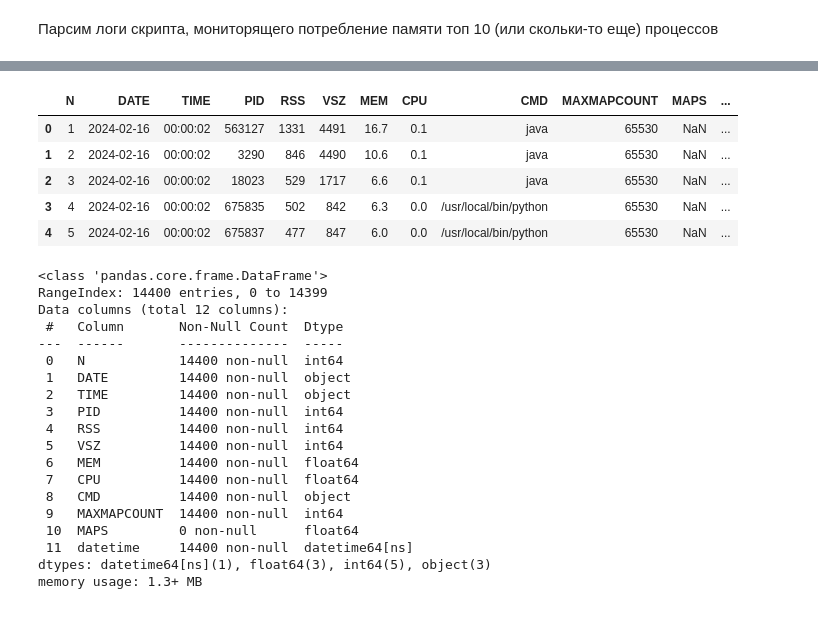
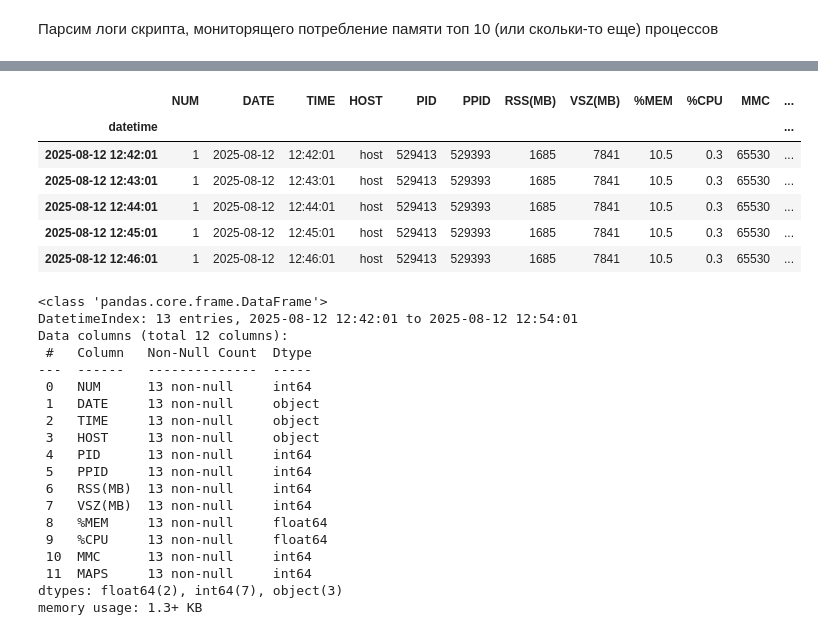
Before and after one commit to ihavelapki/tiny-monitor, a Jupyter notebook: analysis/tinymonitorplot.ipynb, the cells around one changed output, grey strips where cells are left out. Drawn from its saved outputs; the diff is of its cells as text; code cells hidden in the pictures.

```diff
--- a/analysis/tinymonitorplot.ipynb
+++ b/analysis/tinymonitorplot.ipynb
@@ -27,5 +24,5 @@ jopa
 # %%
-df = pd.read_csv('../var/log/2025-08-08_rnd-dev.rtl-consulting.ru_tinymonitor.csv', sep='|')
+df = pd.read_csv('../var/log/2025-08-12_host_tinymonitor.csv', sep='|')
 display(df.head())
 print(df.info())
 # %% [output]
@@ -55,7 +52,7 @@ None
 # %%
 df2 = df.copy()
 df2['datetime'] = (df['DATE'] + ' ' + df['TIME']).astype('datetime64')
-df2 = df2.drop(['DATE', 'TIME', 'MAXMAPCOUNT', 'MAPS', 'N', 'CMD'], axis=1)
+df2 = df2.drop(['BALLOON', 'CMD'], axis=1)
 display(df2.head())
 print(df2.info())
 # %% [output]
@@ -81,5 +81,5 @@ memory usage: 675.1 KB
 None
 # %%
-df2 = df2[df2['PID'] == 563127].set_index('datetime')
-df2.resample('1H').mean()
+df3 = df2[df2['PID'] == 529413].set_index('datetime')
+df3.resample('1H').mean()
 # %% [output]
@@ -98,31 +89,32 @@ df2.resample('1H').mean()
 # %%
-df2.head()
+df3.head()
 # %% [output]
-|  | N | DATE | TIME | PID | RSS | VSZ | MEM | CPU | CMD | MAXMAPCOUNT | MAPS | ... |
-| 0 | 1 | 2024-02-16 | 00:00:02 | 563127 | 1331 | 4491 | 16.7 | 0.1 | java | 65530 | NaN | ... |
-| 1 | 2 | 2024-02-16 | 00:00:02 | 3290 | 846 | 4490 | 10.6 | 0.1 | java | 65530 | NaN | ... |
-| 2 | 3 | 2024-02-16 | 00:00:02 | 18023 | 529 | 1717 | 6.6 | 0.1 | java | 65530 | NaN | ... |
-| 3 | 4 | 2024-02-16 | 00:00:02 | 675835 | 502 | 842 | 6.3 | 0.0 | /usr/local/bin/python | 65530 | NaN | ... |
-| 4 | 5 | 2024-02-16 | 00:00:02 | 675837 | 477 | 847 | 6.0 | 0.0 | /usr/local/bin/python | 65530 | NaN | ... |
+|  | NUM | DATE | TIME | HOST | PID | PPID | RSS(MB) | VSZ(MB) | %MEM | %CPU | MMC | ... |
+| datetime |  |  |  |  |  |  |  |  |  |  |  | ... |
+| 2025-08-12 12:42:01 | 1 | 2025-08-12 | 12:42:01 | host | 529413 | 529393 | 1685 | 7841 | 10.5 | 0.3 | 65530 | ... |
+| 2025-08-12 12:43:01 | 1 | 2025-08-12 | 12:43:01 | host | 529413 | 529393 | 1685 | 7841 | 10.5 | 0.3 | 65530 | ... |
+| 2025-08-12 12:44:01 | 1 | 2025-08-12 | 12:44:01 | host | 529413 | 529393 | 1685 | 7841 | 10.5 | 0.3 | 65530 | ... |
+| 2025-08-12 12:45:01 | 1 | 2025-08-12 | 12:45:01 | host | 529413 | 529393 | 1685 | 7841 | 10.5 | 0.3 | 65530 | ... |
+| 2025-08-12 12:46:01 | 1 | 2025-08-12 | 12:46:01 | host | 529413 | 529393 | 1685 | 7841 | 10.5 | 0.3 | 65530 | ... |
 # %%
-df2.info()
+df3.info()
 # %% [output]
 <class 'pandas.core.frame.DataFrame'>
-RangeIndex: 14400 entries, 0 to 14399
+DatetimeIndex: 13 entries, 2025-08-12 12:42:01 to 2025-08-12 12:54:01
 Data columns (total 12 columns):
- #   Column       Non-Null Count  Dtype
----  ------       --------------  -----
- 0   N            14400 non-null  int64
- 1   DATE         14400 non-null  object
- 2   TIME         14400 non-null  object
- 3   PID          14400 non-null  int64
- 4   RSS          14400 non-null  int64
- 5   VSZ          14400 non-null  int64
- 6   MEM          14400 non-null  float64
- 7   CPU          14400 non-null  float64
- 8   CMD          14400 non-null  object
- 9   MAXMAPCOUNT  14400 non-null  int64
- 10  MAPS         0 non-null      float64
- 11  datetime     14400 non-null  datetime64[ns]
-dtypes: datetime64[ns](1), float64(3), int64(5), object(3)
-memory usage: 1.3+ MB
+ #   Column   Non-Null Count  Dtype
+---  ------   --------------  -----
+ 0   NUM      13 non-null     int64
+ 1   DATE     13 non-null     object
+ 2   TIME     13 non-null     object
+ 3   HOST     13 non-null     object
+ 4   PID      13 non-null     int64
+ 5   PPID     13 non-null     int64
+ 6   RSS(MB)  13 non-null     int64
+ 7   VSZ(MB)  13 non-null     int64
+ 8   %MEM     13 non-null     float64
+ 9   %CPU     13 non-null     float64
+ 10  MMC      13 non-null     int64
+ 11  MAPS     13 non-null     int64
+dtypes: float64(2), int64(7), object(3)
+memory usage: 1.3+ KB
```
Also changed, not shown: parts of 10 cells of this notebook, 2 other files.
